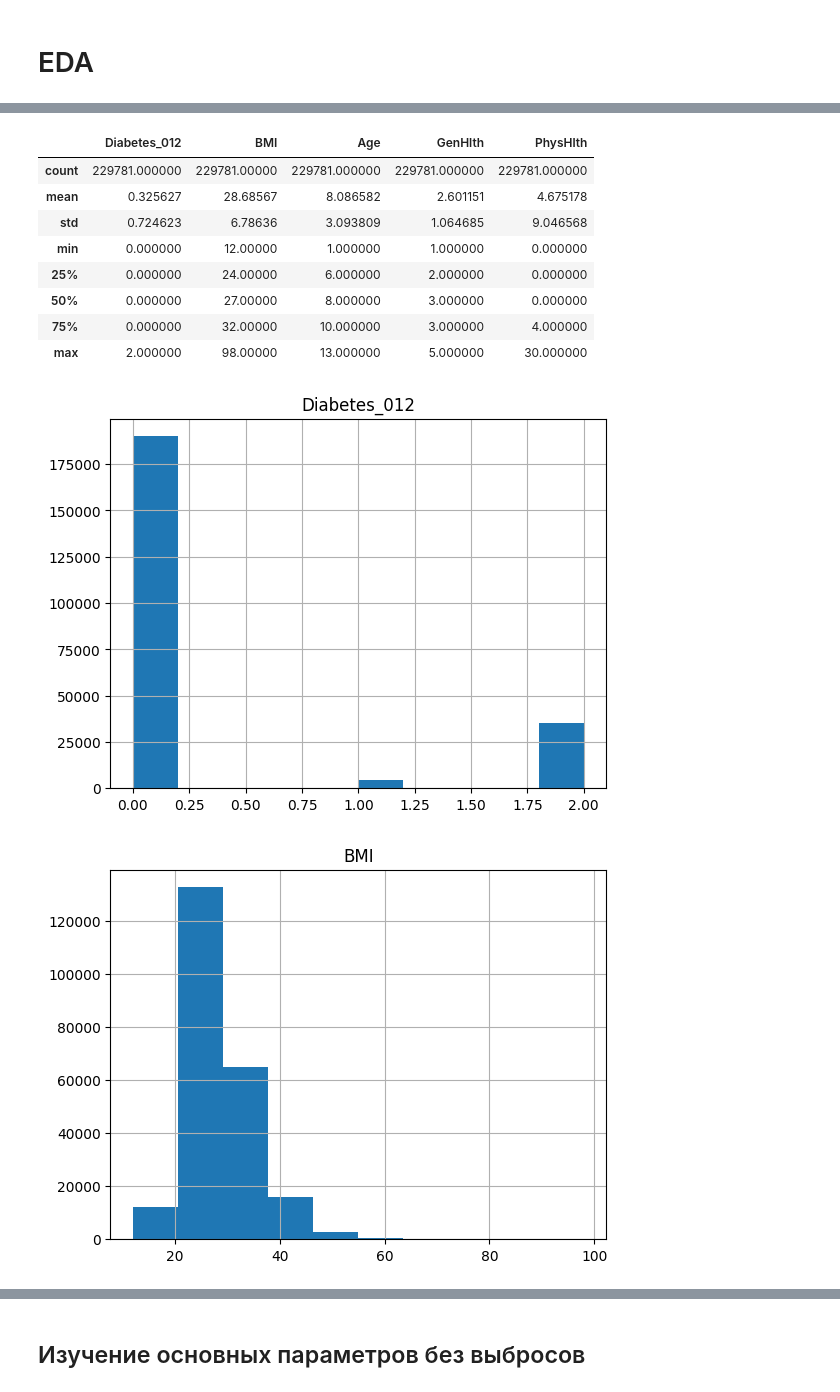
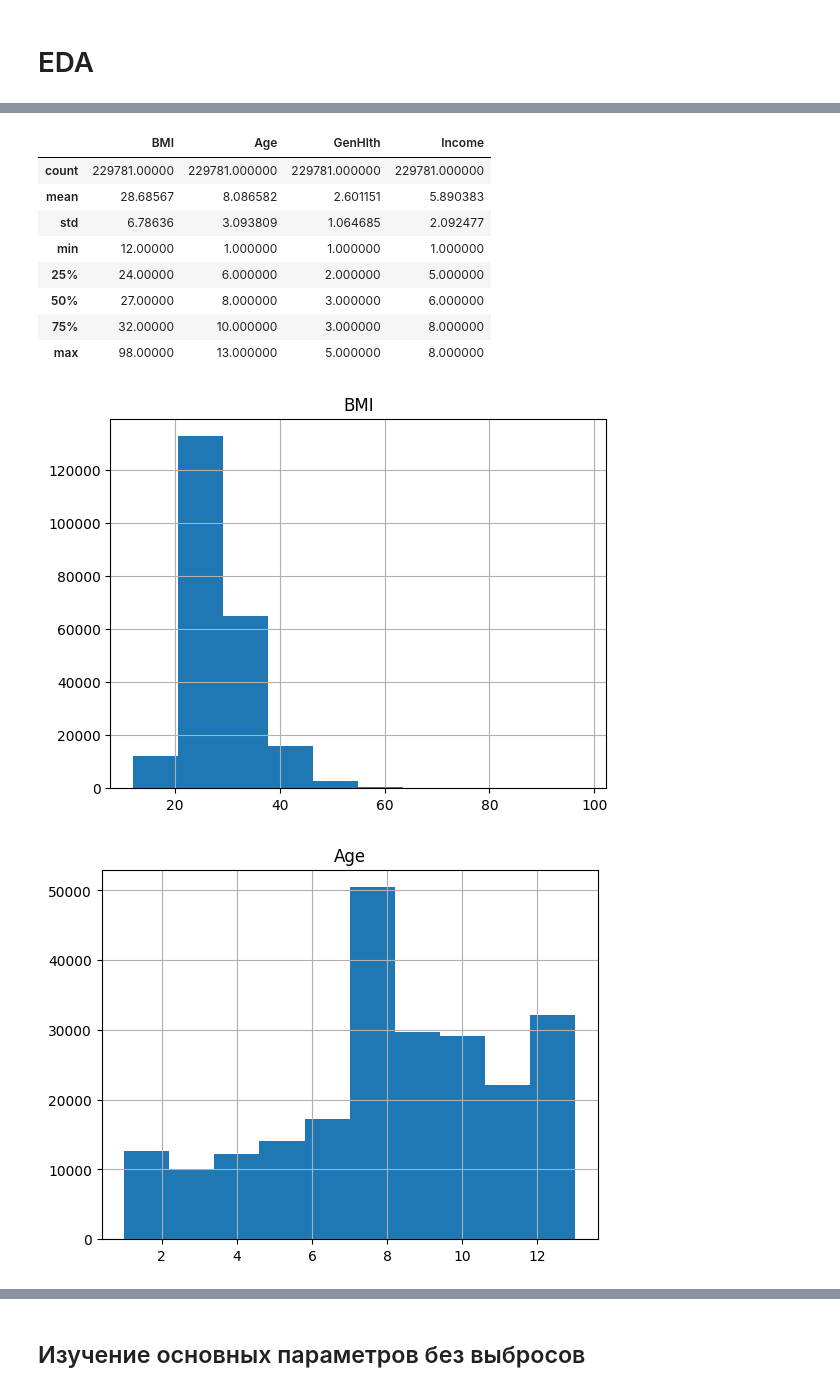
Before and after one commit to AlexeyRau/OMGTU, a Jupyter notebook: 2 курс/4 семестр/Машинное обучение/Лабораторная работа №1. Исследовательский анализ данных (EDA)/Ex1_c.ipynb, the cells around one changed output, grey strips where cells are left out. Saved outputs shown, nothing was run; the diff lists cells and outputs as text; code cells hidden in the pictures.

```diff
--- a/2 курс/4 семестр/Машинное обучение/Лабораторная работа №1. Исследовательский анализ данных (EDA)/Ex1_c.ipynb
+++ b/2 курс/4 семестр/Машинное обучение/Лабораторная работа №1. Исследовательский анализ данных (EDA)/Ex1_c.ipynb
@@ -291,23 +290,23 @@ data.head(10)
 
 На эти перечисленные параметры будет обращено особое внимание с помощью гистограмм. Здесь выбросы будут влиять на форму и читаемость гистограмм.
 # %%
-data.describe()[['Diabetes_012', 'BMI', 'Age', 'GenHlth', 'PhysHlth']]
+data.describe()[['BMI', 'Age', 'GenHlth', 'Income']]
 # %% [output]
-|  | Diabetes_012 | BMI | Age | GenHlth | PhysHlth |
-| count | 229781.000000 | 229781.00000 | 229781.000000 | 229781.000000 | 229781.000000 |
-| mean | 0.325627 | 28.68567 | 8.086582 | 2.601151 | 4.675178 |
-| std | 0.724623 | 6.78636 | 3.093809 | 1.064685 | 9.046568 |
-| min | 0.000000 | 12.00000 | 1.000000 | 1.000000 | 0.000000 |
-| 25% | 0.000000 | 24.00000 | 6.000000 | 2.000000 | 0.000000 |
-| 50% | 0.000000 | 27.00000 | 8.000000 | 3.000000 | 0.000000 |
-| 75% | 0.000000 | 32.00000 | 10.000000 | 3.000000 | 4.000000 |
-| max | 2.000000 | 98.00000 | 13.000000 | 5.000000 | 30.000000 |
+|  | BMI | Age | GenHlth | Income |
+| count | 229781.00000 | 229781.000000 | 229781.000000 | 229781.000000 |
+| mean | 28.68567 | 8.086582 | 2.601151 | 5.890383 |
+| std | 6.78636 | 3.093809 | 1.064685 | 2.092477 |
+| min | 12.00000 | 1.000000 | 1.000000 | 1.000000 |
+| 25% | 24.00000 | 6.000000 | 2.000000 | 5.000000 |
+| 50% | 27.00000 | 8.000000 | 3.000000 | 6.000000 |
+| 75% | 32.00000 | 10.000000 | 3.000000 | 8.000000 |
+| max | 98.00000 | 13.000000 | 5.000000 | 8.000000 |
 # %%
-columns = ['Diabetes_012', 'BMI', 'GenHlth', 'MentHlth', 'PhysHlth']
+columns = ['BMI', 'Age', 'GenHlth', 'Income']
 
 for column in columns:
     data.hist(column)
 # %% [output]
-[figure, old version]
+[figure, new version]
-[figure, old version]
+[figure, new version]
 [figure]
```
Also changed, not shown: parts of 23 cells of this notebook.
